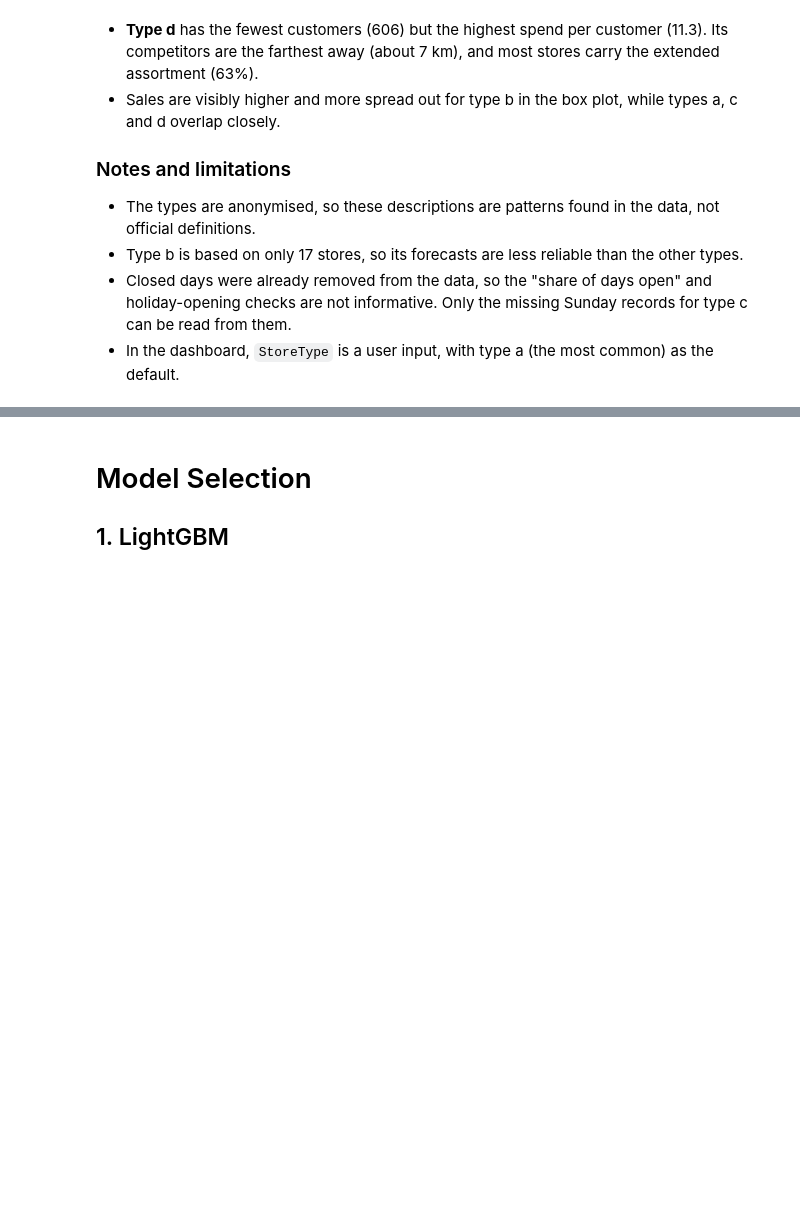
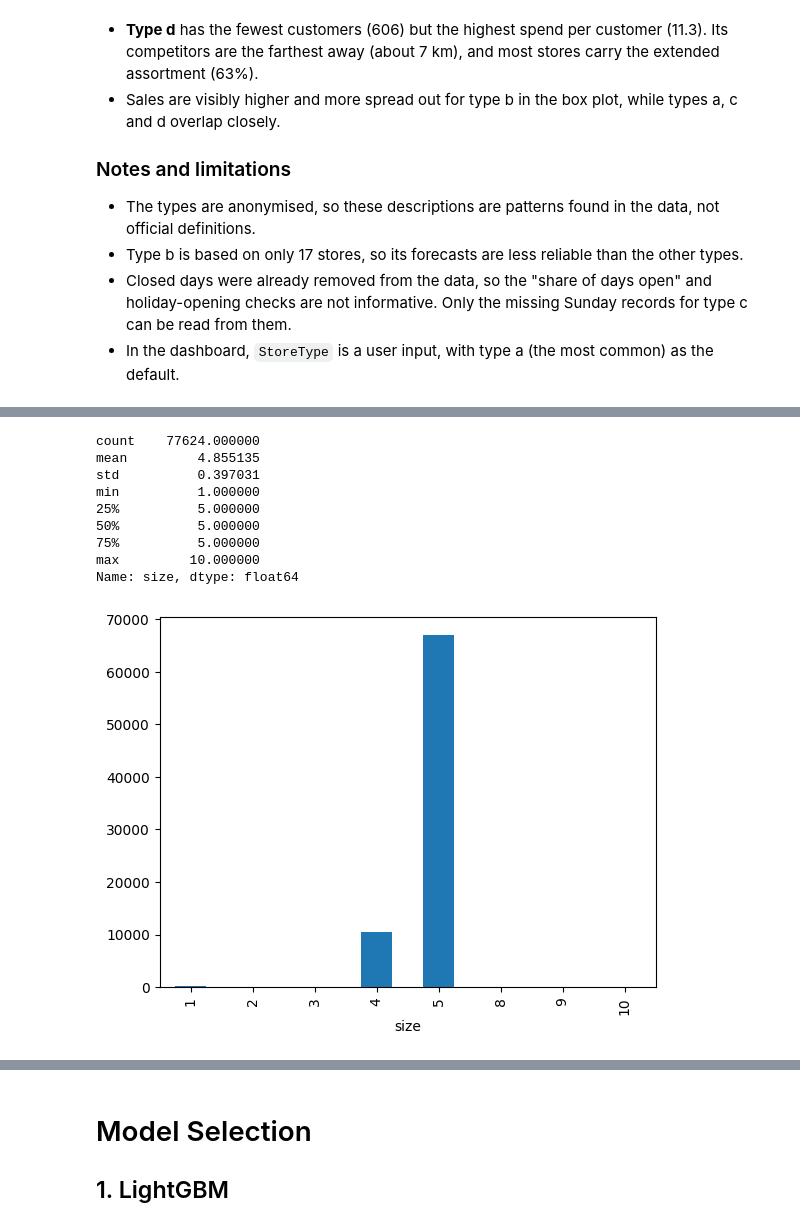
Before and after one commit to ANZ910/SCENARIO-BASED-DEMAND-FORECASTING-FOR-RETAIL-SALES-USING-MACHINE-LEARNING, a Jupyter notebook: ExperimentsNew.ipynb, the cells around one changed output, grey strips where cells are left out. Drawn from its saved outputs; the diff is of its cells as text; code cells hidden in the pictures; blank space fills up the shorter version.

```diff
--- a/ExperimentsNew.ipynb
+++ b/ExperimentsNew.ipynb
@@ -398,0 +436,20 @@ The dataset describes `StoreType` only as "4 different store models" (a, b, c, d
+# %%
+# How long each promo run lasts, per store
+d = df.sort_values(['Store', 'Date']).copy()
+d['run_id'] = (d['Promo'] != d.groupby('Store')['Promo'].shift()).cumsum()
+runs = d.groupby(['Store', 'run_id'])['Promo'].agg(['first', 'size'])
+promo_runs = runs[runs['first'] == 1]['size']
+print(promo_runs.describe())
+promo_runs.value_counts().sort_index().plot(kind='bar')
+plt.show()
+# %% [output]
+count    77624.000000
+mean         4.855135
+std          0.397031
+min          1.000000
+25%          5.000000
+50%          5.000000
+75%          5.000000
+max         10.000000
+Name: size, dtype: float64
+[figure, added]
```
Also changed, not shown: parts of 6 cells of this notebook, 2 other files.
